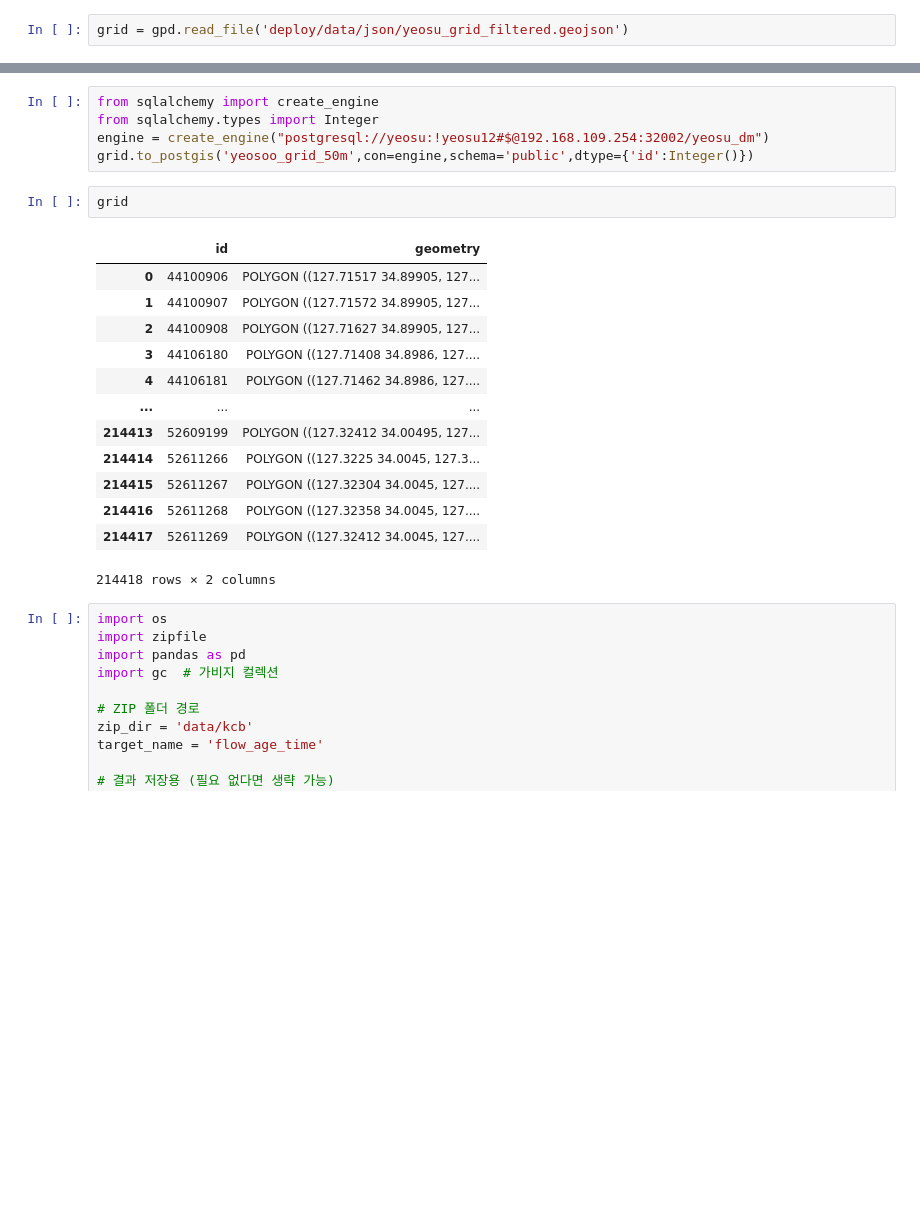
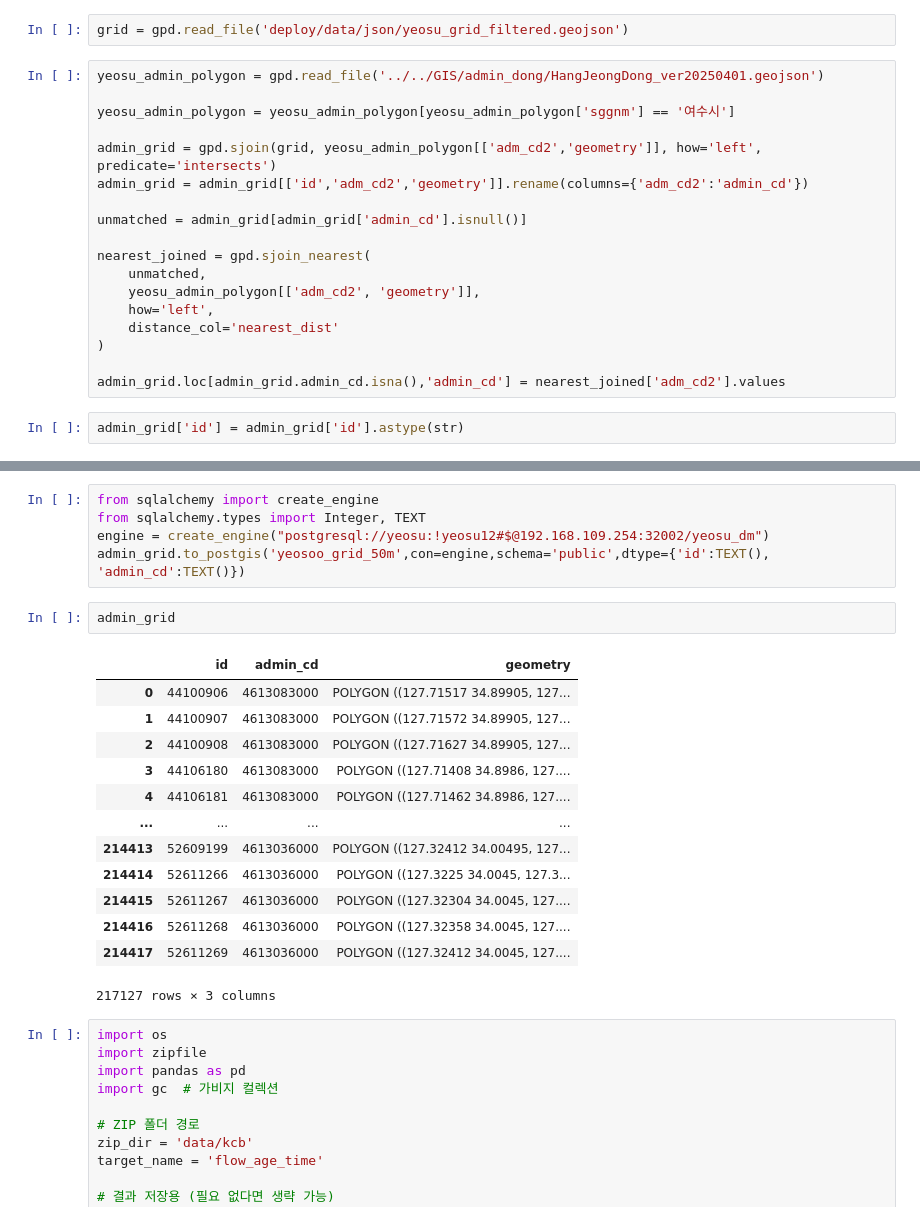
Before and after one commit to KnellBalm/yeosu, a Jupyter notebook: preproc.ipynb, the cells around one changed output, grey strips where cells are left out. Cells and saved outputs as stored; diff of their text form; blank space fills up the shorter version.

```diff
--- a/preproc.ipynb
+++ b/preproc.ipynb
@@ -52,3 +52,23 @@ id_admi_cdict = {k:v for k,v in zip(flow['id'],flow['admi_cd'])}
 # 격자
 # %%
 grid = gpd.read_file('deploy/data/json/yeosu_grid_filtered.geojson')
+# %%
+yeosu_admin_polygon = gpd.read_file('../../GIS/admin_dong/HangJeongDong_ver20250401.geojson')
+
+yeosu_admin_polygon = yeosu_admin_polygon[yeosu_admin_polygon['sggnm'] == '여수시']
+
+admin_grid = gpd.sjoin(grid, yeosu_admin_polygon[['adm_cd2','geometry']], how='left', predicate='intersects')
+admin_grid = admin_grid[['id','adm_cd2','geometry']].rename(columns={'adm_cd2':'admin_cd'})
+
+unmatched = admin_grid[admin_grid['admin_cd'].isnull()]
+
+nearest_joined = gpd.sjoin_nearest(
+    unmatched,
+    yeosu_admin_polygon[['adm_cd2', 'geometry']],
+    how='left',
+    distance_col='nearest_dist'
+)
+
+admin_grid.loc[admin_grid.admin_cd.isna(),'admin_cd'] = nearest_joined['adm_cd2'].values
+# %%
+admin_grid['id'] = admin_grid['id'].astype(str)
@@ -55,24 +80,24 @@ grid = gpd.read_file('deploy/data/json/yeosu_grid_filtered.geojson')
 # %%
 from sqlalchemy import create_engine
-from sqlalchemy.types import Integer
+from sqlalchemy.types import Integer, TEXT
 engine = create_engine("postgresql://yeosu:!yeosu12#$@192.168.109.254:32002/yeosu_dm")
-grid.to_postgis('yeosoo_grid_50m',con=engine,schema='public',dtype={'id':Integer()})
+admin_grid.to_postgis('yeosoo_grid_50m',con=engine,schema='public',dtype={'id':TEXT(), 'admin_cd':TEXT()})
 # %%
-grid
+admin_grid
 # %% [output]
-|  | id | geometry |
-| 0 | 44100906 | POLYGON ((127.71517 34.89905, 127... |
-| 1 | 44100907 | POLYGON ((127.71572 34.89905, 127... |
-| 2 | 44100908 | POLYGON ((127.71627 34.89905, 127... |
-| 3 | 44106180 | POLYGON ((127.71408 34.8986, 127.... |
-| 4 | 44106181 | POLYGON ((127.71462 34.8986, 127.... |
-| ... | ... | ... |
-| 214413 | 52609199 | POLYGON ((127.32412 34.00495, 127... |
-| 214414 | 52611266 | POLYGON ((127.3225 34.0045, 127.3... |
-| 214415 | 52611267 | POLYGON ((127.32304 34.0045, 127.... |
-| 214416 | 52611268 | POLYGON ((127.32358 34.0045, 127.... |
-| 214417 | 52611269 | POLYGON ((127.32412 34.0045, 127.... |
+|  | id | admin_cd | geometry |
+| 0 | 44100906 | 4613083000 | POLYGON ((127.71517 34.89905, 127... |
+| 1 | 44100907 | 4613083000 | POLYGON ((127.71572 34.89905, 127... |
+| 2 | 44100908 | 4613083000 | POLYGON ((127.71627 34.89905, 127... |
+| 3 | 44106180 | 4613083000 | POLYGON ((127.71408 34.8986, 127.... |
+| 4 | 44106181 | 4613083000 | POLYGON ((127.71462 34.8986, 127.... |
+| ... | ... | ... | ... |
+| 214413 | 52609199 | 4613036000 | POLYGON ((127.32412 34.00495, 127... |
+| 214414 | 52611266 | 4613036000 | POLYGON ((127.3225 34.0045, 127.3... |
+| 214415 | 52611267 | 4613036000 | POLYGON ((127.32304 34.0045, 127.... |
+| 214416 | 52611268 | 4613036000 | POLYGON ((127.32358 34.0045, 127.... |
+| 214417 | 52611269 | 4613036000 | POLYGON ((127.32412 34.0045, 127.... |
-214418 rows × 2 columns
+217127 rows × 3 columns
 # %%
 import os
 import zipfile
```
Also changed, not shown: parts of 2 cells of this notebook, 5 other files.
